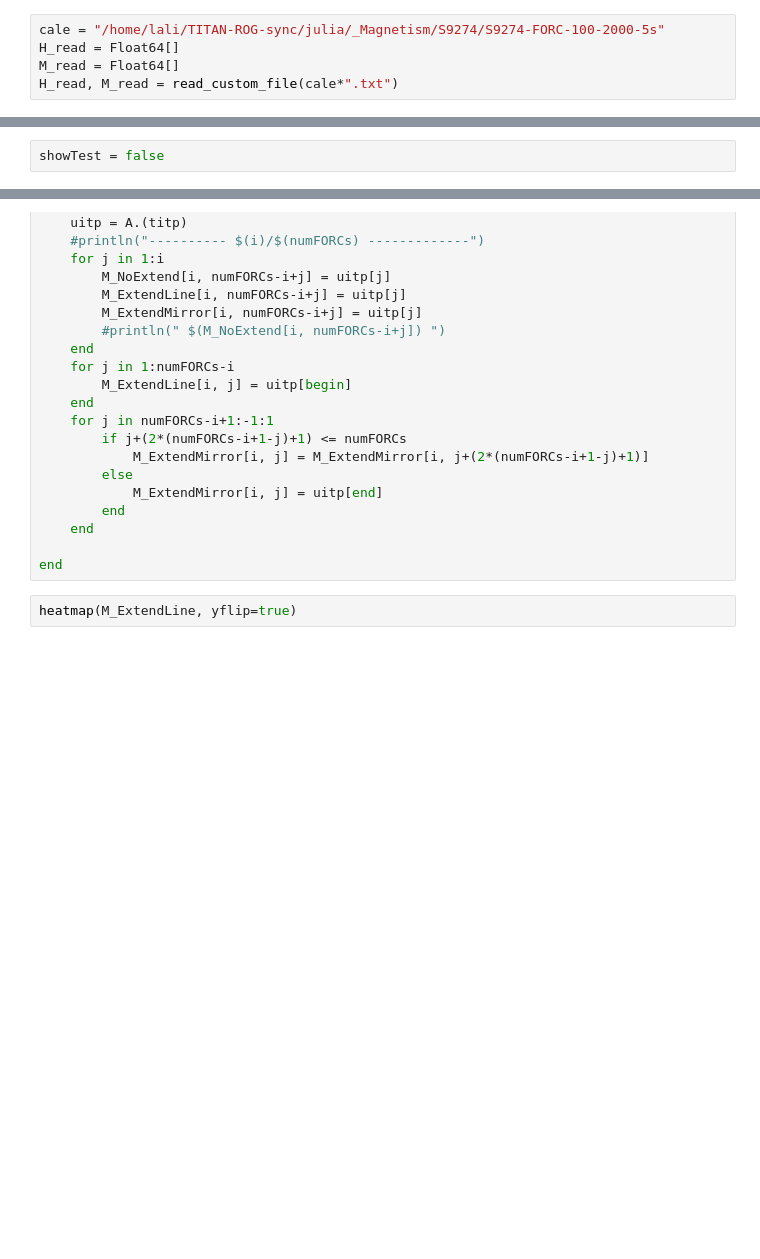
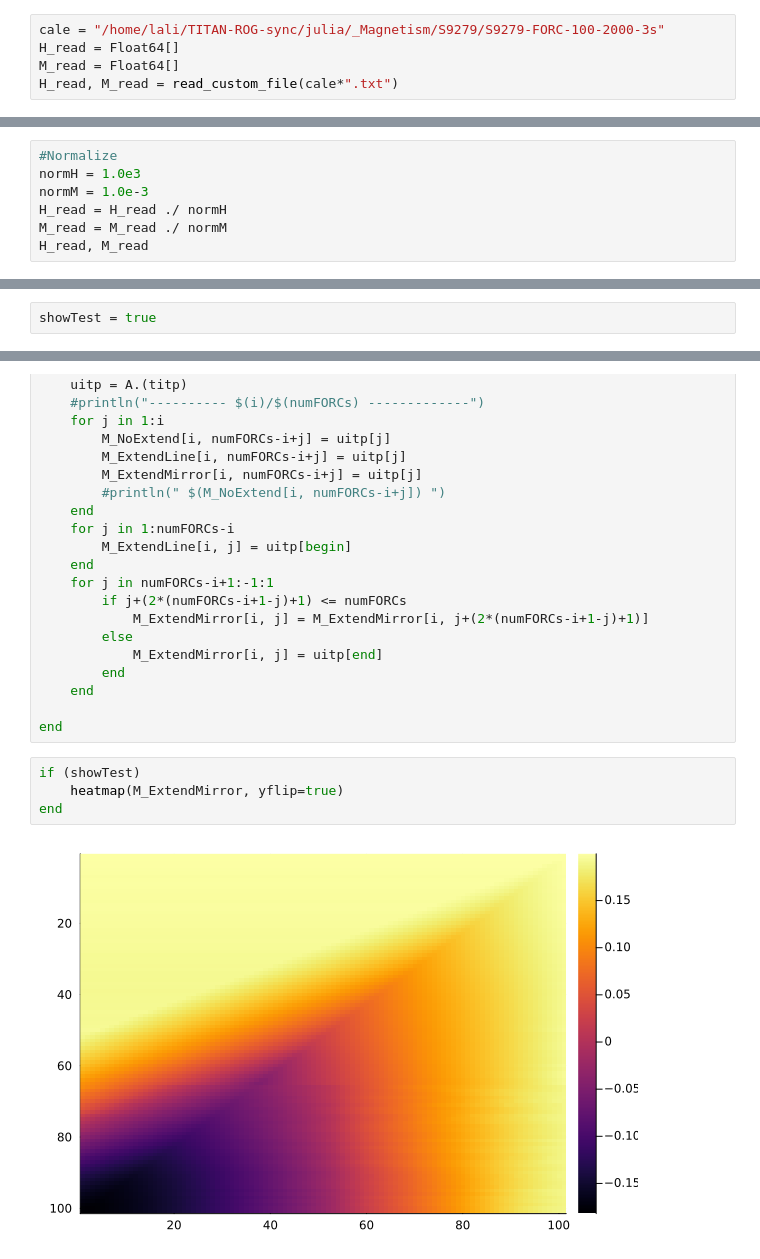
Before and after one commit to LaurentiuStoleriu/julia, a Jupyter notebook: _Magnetism/FORC.ipynb, the cells around one changed output, grey strips where cells are left out. Drawn from its saved outputs; the diff is of its cells as text; blank space fills up the shorter version.

```diff
--- a/_Magnetism/FORC.ipynb
+++ b/_Magnetism/FORC.ipynb
@@ -34,5 +36,5 @@ end
 # %%
-cale = "/home/lali/TITAN-ROG-sync/julia/_Magnetism/S9274/S9274-FORC-100-2000-5s"
+cale = "/home/lali/TITAN-ROG-sync/julia/_Magnetism/S9279/S9279-FORC-100-2000-3s"
 H_read = Float64[]
 M_read = Float64[]
 H_read, M_read = read_custom_file(cale*".txt")
@@ -38,0 +43,7 @@ H_read, M_read = read_custom_file(cale*".txt")
+# %%
+#Normalize
+normH = 1.0e3
+normM = 1.0e-3
+H_read = H_read ./ normH
+M_read = M_read ./ normM
+H_read, M_read
@@ -114,2 +134,2 @@ end
 # %%
-showTest = false
+showTest = true
@@ -218,5 +245,9 @@ for i in 2:numFORCs
 
 end
 # %%
-heatmap(M_ExtendLine, yflip=true)
+if (showTest)
+    heatmap(M_ExtendMirror, yflip=true)
+end
+# %% [output]
+[figure, added]
 # %%
```
Also changed, not shown: parts of 12 cells of this notebook, 5 other files.
